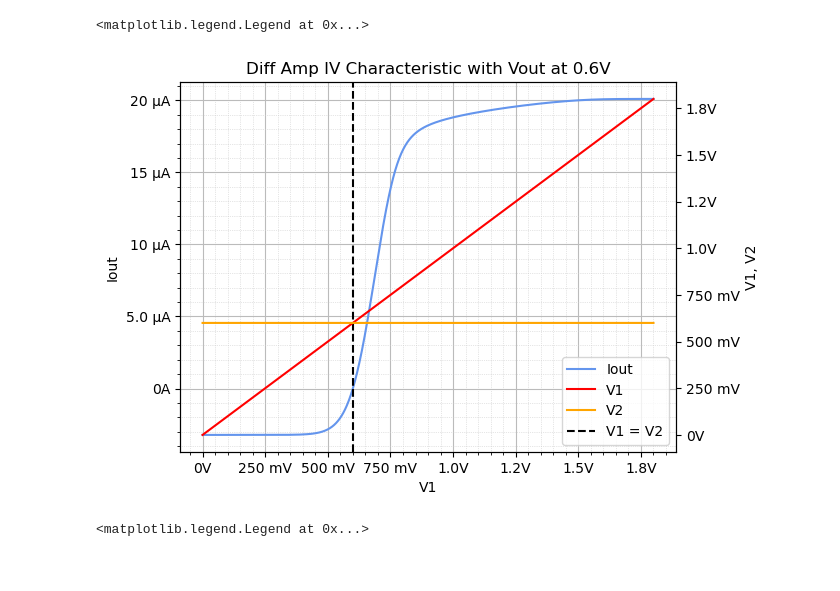
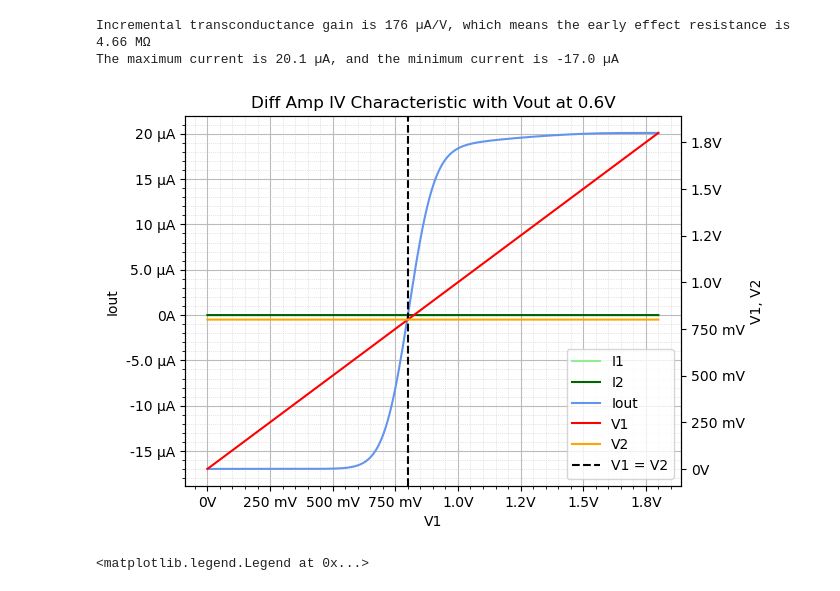
Before and after one commit to ianeyk/vlsi, a Jupyter notebook: mp3/simulation_results/mp3_simulations.ipynb, the cells around one changed output. Saved outputs shown, nothing was run; the diff lists cells and outputs as text; code cells hidden in the pictures.

```diff
--- a/mp3/simulation_results/mp3_simulations.ipynb
+++ b/mp3/simulation_results/mp3_simulations.ipynb
@@ -22,18 +50,21 @@ from si_prefix import si_format
 from plot_labler import axes_labels, make_grids, sigfig_format
 # %%
 df_vtc = pd.read_csv("opamp_vtc_2.txt", delimiter = "\s+")
-df_iout = pd.read_csv("opamp_iout.txt", delimiter = "\s+")
+df_iout = pd.read_csv("opamp_iout_3.txt", delimiter = "\s+")
 df_ac = pd.read_csv("opamp_ac_closed_loop.txt", delimiter = "\s+")
 df_loopgain = pd.read_csv("opamp_loopgain.txt", delimiter = "\s+")
 
 df_vtc.rename({"v(V1)": "V1", "v(V2)": "V2", "v(Vout)": "Vout"}, axis = "columns", inplace = True)
 df_vtc.drop("v-sweep", axis = "columns", inplace = True)
 
-df_iout.rename({"v(V1)": "V1", "v(V2)": "V2", "v(Vout)": "Vout", "i(Vout)": "Iout"}, axis = "columns", inplace = True)
+df_iout.rename({"v(V1)": "V1", "v(V2)": "V2", "v(Vout)": "Vout", "i(Vout)": "Iout", "i(V1)": "I1", "i(V2)": "I2"}, axis = "columns", inplace = True)
 df_iout.drop("v-sweep", axis = "columns", inplace = True)
 
 df_ac.rename({"frequency": "freq", "db(v(Vout))": "mag", "cph(v(Vout))*360/2/pi": "phase"}, axis = "columns", inplace = True)
+df_ac["freq"] = df_ac["freq"] / 2 / np.pi
+
 df_loopgain.rename({"frequency": "freq", "Tmag": "mag", "Tphase": "phase"}, axis = "columns", inplace = True)
+df_loopgain["freq"] = df_loopgain["freq"] / 2 / np.pi
 
 print("df_vtc")
 print(df_vtc.head(3))
@@ -78,20 +118,29 @@ plt.legend(loc = "lower right")
 # %%
 plt.figure()
 ax_left = plt.gca()
 ax_right = ax_left.twinx()
+ax_left.plot(np.array(df_iout["V1"]), np.array(df_iout["I1"]), color = "lightgreen", label = "I1")
+ax_left.plot(np.array(df_iout["V1"]), np.array(df_iout["I2"]), color = "darkgreen", label = "I2")
 ax_left.plot(np.array(df_iout["V1"]), np.array(df_iout["Iout"]), color = "cornflowerblue", label = "Iout")
 ax_right.plot(np.array(df_iout["V1"]), np.array(df_iout["V1"]), color = "red", label = "V1")
 ax_right.plot(np.array(df_iout["V1"]), np.array(df_iout["V2"]), color = "orange", label = "V2")
 ax_left.plot([], [], color = "red", label = "V1")
 ax_left.plot([], [], color = "orange", label = "V2")
-ax_left.axvline(x = 0.6, color = "black", linestyle = "dashed", label = "V1 = V2")
+ax_left.axvline(x = 0.8, color = "black", linestyle = "dashed", label = "V1 = V2")
 make_grids(ax_left)
 axes_labels("V1", "V", "V1, V2", "V", ax = ax_right)
 axes_labels("V1", "V", "Iout", "A", "Diff Amp IV Characteristic with Vout at 0.6V", ax = ax_left)
 ax_left.legend(loc = "lower right")
+
+gain = max(df_iout["Iout"].diff()[1:] / df_iout["V1"].diff()[1:])
+max_current = max(df_iout["Iout"])
+min_current = min(df_iout["Iout"])
+print(f"Incremental transconductance gain is {sigfig_format(gain)}A/V, which means the early effect resistance is {sigfig_format(820 / gain)}Ω")
+print(f"The maximum current is {sigfig_format(max_current)}A, and the minimum current is {sigfig_format(min_current)}A")
 # %% [output]
-<matplotlib.legend.Legend at 0x...>
+Incremental transconductance gain is 176 µA/V, which means the early effect resistance is 4.66 MΩ
+The maximum current is 20.1 µA, and the minimum current is -17.0 µA
-[figure, old version]
+[figure, new version]
 # %%
 plt.figure()
 ax_left = plt.gca()
```
Also changed, not shown: parts of 4 cells of this notebook, 13 other files.
